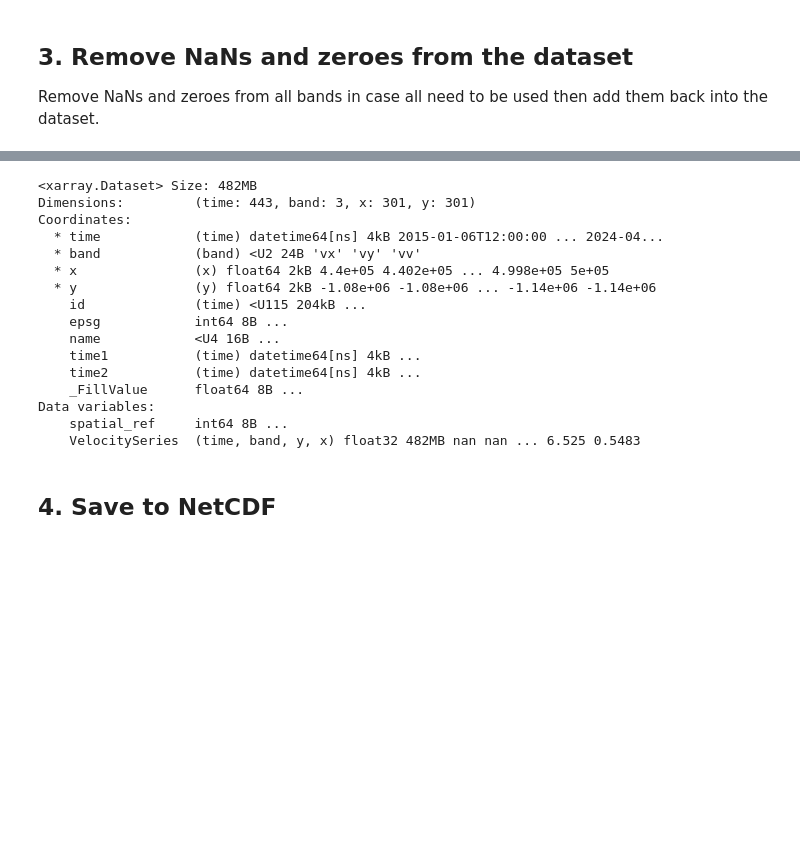
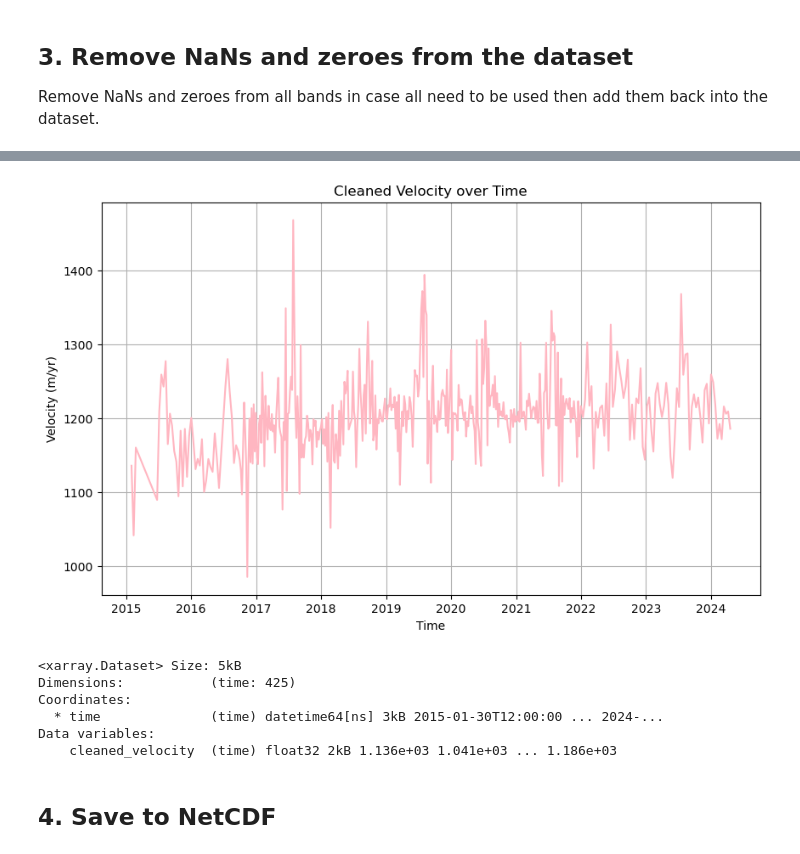
Before and after one commit to cjense/seasonal-icevelocity-prediction, a Jupyter notebook: notebooks/clean_data.ipynb, the cells around one changed output, grey strips where cells are left out. Cells and saved outputs as stored; diff of their text form; code cells hidden in the pictures; blank space fills up the shorter version.

Commit message:
Add statistics calculations and edit data cleaning

```diff
--- a/notebooks/clean_data.ipynb
+++ b/notebooks/clean_data.ipynb
@@ -66,22 +66,3 @@ plt.show()
 # %% [markdown]
 ## 3. Remove NaNs and zeroes from the dataset
 Remove NaNs and zeroes from all bands in case all need to be used then add them back into the dataset.
-# %%
-# Function to drop NaNs and zeros from a given data array
-def drop_nans_and_zeros(data_array):
-    return data_array.where((data_array != 0) & (~np.isnan(data_array)), drop=True)
-
-# Apply the function to the VelocitySeries data variable
-filtered_velocity_series = drop_nans_and_zeros(ziVelSeries['VelocitySeries'])
-
-# Update the ziVelSeries dataset with the filtered data
-ziVelSeries['VelocitySeries'] = filtered_velocity_series
-
-# Verify the filtered dataset
-for band in ziVelSeries.band.values:
-    band_data = ziVelSeries['VelocitySeries'].sel(band=band)
-    plt.plot(ziVelSeries.time, band_data[:,0,0])
-    plt.title(f'Filtered {band} Band Over Time')
-    plt.xlabel('Time')
-    plt.ylabel(f'{band} Band Value')
-    plt.show()
@@ -92,22 +69,38 @@ for band in ziVelSeries.band.values:
-# %%
-ziVelSeries
-# %% [output]
-<xarray.Dataset> Size: 482MB
-Dimensions:         (time: 443, band: 3, x: 301, y: 301)
-Coordinates:
-  * time            (time) datetime64[ns] 4kB 2015-01-06T12:00:00 ... 2024-04...
-  * band            (band) <U2 24B 'vx' 'vy' 'vv'
-  * x               (x) float64 2kB 4.4e+05 4.402e+05 ... 4.998e+05 5e+05
-  * y               (y) float64 2kB -1.08e+06 -1.08e+06 ... -1.14e+06 -1.14e+06
-    id              (time) <U115 204kB ...
-    epsg            int64 8B ...
-    name            <U4 16B ...
-    time1           (time) datetime64[ns] 4kB ...
-    time2           (time) datetime64[ns] 4kB ...
-    _FillValue      float64 8B ...
-Data variables:
-    spatial_ref     int64 8B ...
-    VelocitySeries  (time, band, y, x) float32 482MB nan nan ... 6.525 0.5483
+# %%
+# Drop NaNs from the array and corresponding time values
+mask = ~np.isnan(vv_band['VelocitySeries'][:,0,0]) & (vv_band['VelocitySeries'][:,0,0] != 0)
+cleaned_velocity = vv_band['VelocitySeries'][:,0,0][mask]
+cleaned_time = ziVelSeries.time.values[mask]
+
+plt.figure(figsize=(10, 6))
+plt.plot(cleaned_time, cleaned_velocity, color='lightpink')
+plt.xlabel('Time')
+plt.ylabel('Velocity (m/yr)')
+plt.title('Cleaned Velocity over Time')
+plt.grid(True)
+plt.show()
+# %% [output]
+[figure, added]
+# %%
+# Create a new xarray dataset with the cleaned time and velocity values
+cleaned_dataset = xr.Dataset(
+    {
+        "cleaned_velocity": (["time"], cleaned_velocity.values)
+    },
+    coords={
+        "time": cleaned_time
+    }
+)
+
+# Display the dataset
+cleaned_dataset
+# %% [output]
+<xarray.Dataset> Size: 5kB
+Dimensions:           (time: 425)
+Coordinates:
+  * time              (time) datetime64[ns] 3kB 2015-01-30T12:00:00 ... 2024-...
+Data variables:
+    cleaned_velocity  (time) float32 2kB 1.136e+03 1.041e+03 ... 1.186e+03
 # %% [markdown]
 ## 4. Save to NetCDF
 # %%
```
Also changed, not shown: parts of 1 cell of this notebook, 2 other files.
